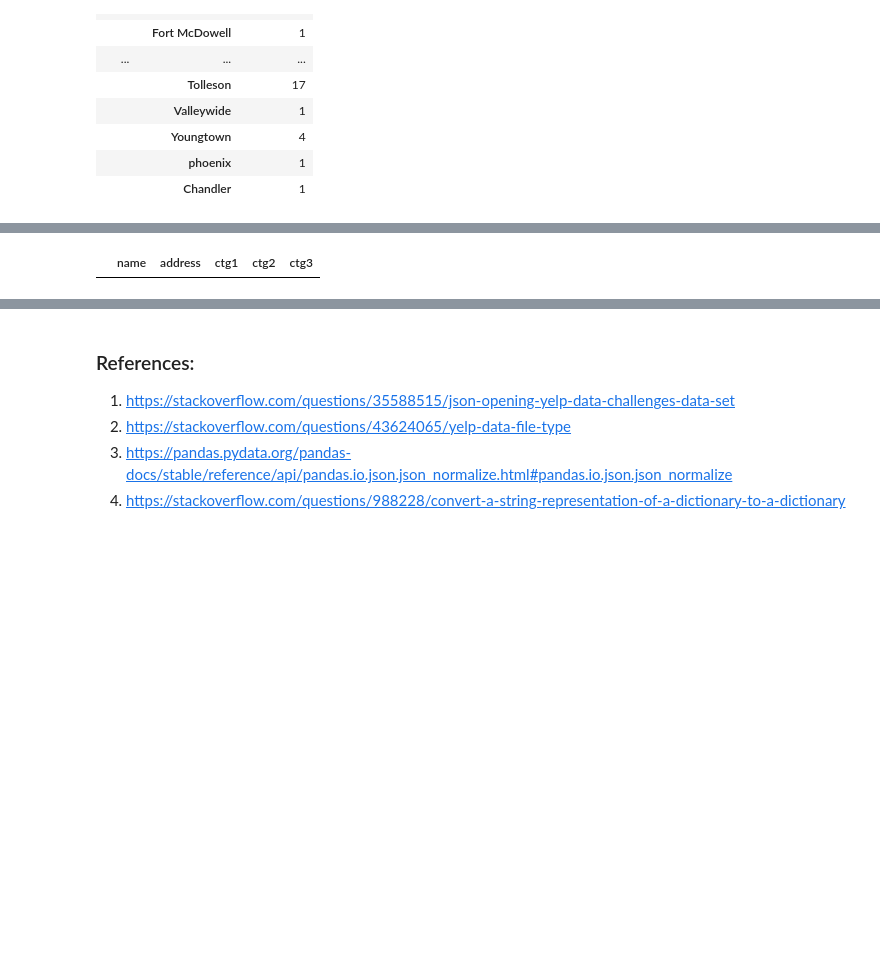
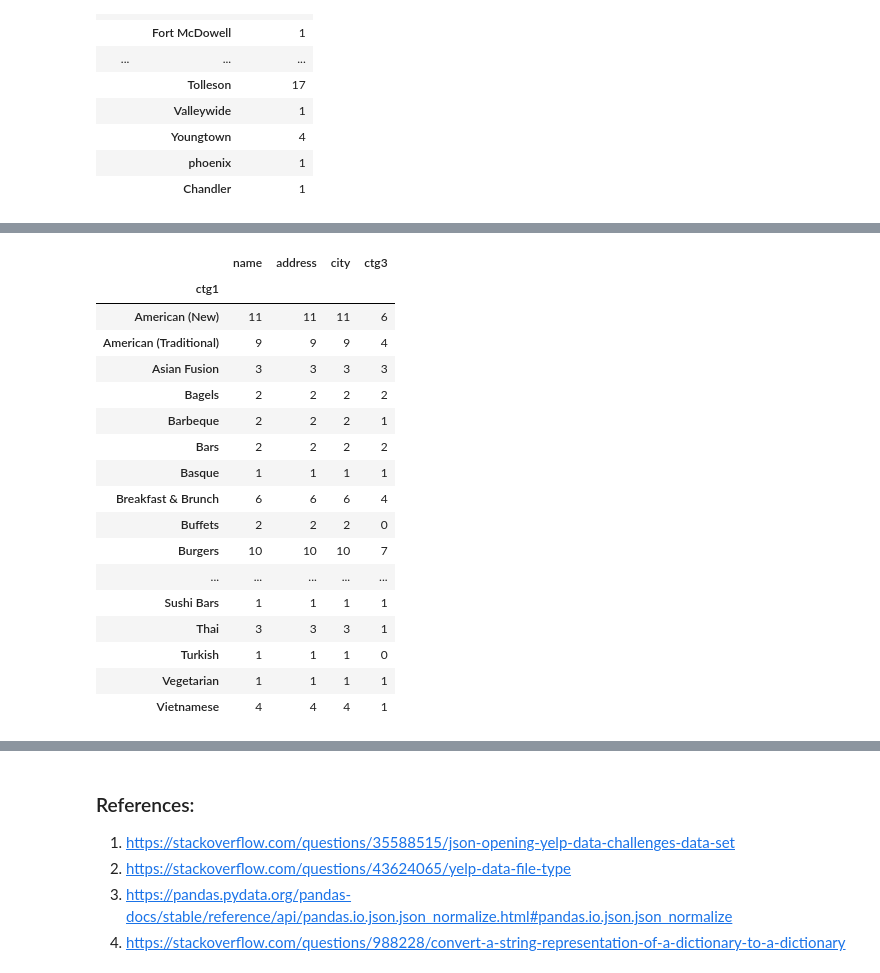
Before and after one commit to talham/yelp_project, a Jupyter notebook: Yelp_analysis.ipynb, the cells around one changed output, grey strips where cells are left out. Saved outputs shown, nothing was run; the diff lists cells and outputs as text; code cells hidden in the pictures; blank space fills up the shorter version.

```diff
--- a/Yelp_analysis.ipynb
+++ b/Yelp_analysis.ipynb
@@ -274,0 +283,9 @@ az_data=bus_data[bus_data["state"]=='AZ']
+# %%
+#create a copy of the index
+az_data.index.name='index'
+# %%
+index=az_data.index
+# %%
+az_data.loc[:,'index']=index
+# %%
+az_data.drop(['ctg7','ctg8','attributes','categories',8,9,10,11,12,13,14,15,16],axis=1,inplace=True)
@@ -275,4 +334,21 @@ az_data=bus_data[bus_data["state"]=='AZ']
 # %%
-az_data[['name','address','ctg1','ctg2','ctg3']][az_data["ctg2"]=='Accountants']
+az_data[['name','address','city','ctg1','ctg2','ctg3']].set_index('ctg2').filter(like='Restaurants',axis=0).groupby('ctg1').count()
 # %% [output]
-|  | name | address | ctg1 | ctg2 | ctg3 |
+|  | name | address | city | ctg3 |
+| ctg1 |  |  |  |  |
+| American (New) | 11 | 11 | 11 | 6 |
+| American (Traditional) | 9 | 9 | 9 | 4 |
+| Asian Fusion | 3 | 3 | 3 | 3 |
+| Bagels | 2 | 2 | 2 | 2 |
+| Barbeque | 2 | 2 | 2 | 1 |
+| Bars | 2 | 2 | 2 | 2 |
+| Basque | 1 | 1 | 1 | 1 |
+| Breakfast & Brunch | 6 | 6 | 6 | 4 |
+| Buffets | 2 | 2 | 2 | 0 |
+| Burgers | 10 | 10 | 10 | 7 |
+| ... | ... | ... | ... | ... |
+| Sushi Bars | 1 | 1 | 1 | 1 |
+| Thai | 3 | 3 | 3 | 1 |
+| Turkish | 1 | 1 | 1 | 0 |
+| Vegetarian | 1 | 1 | 1 | 1 |
+| Vietnamese | 4 | 4 | 4 | 1 |
```
Also changed, not shown: parts of 11 cells of this notebook.
